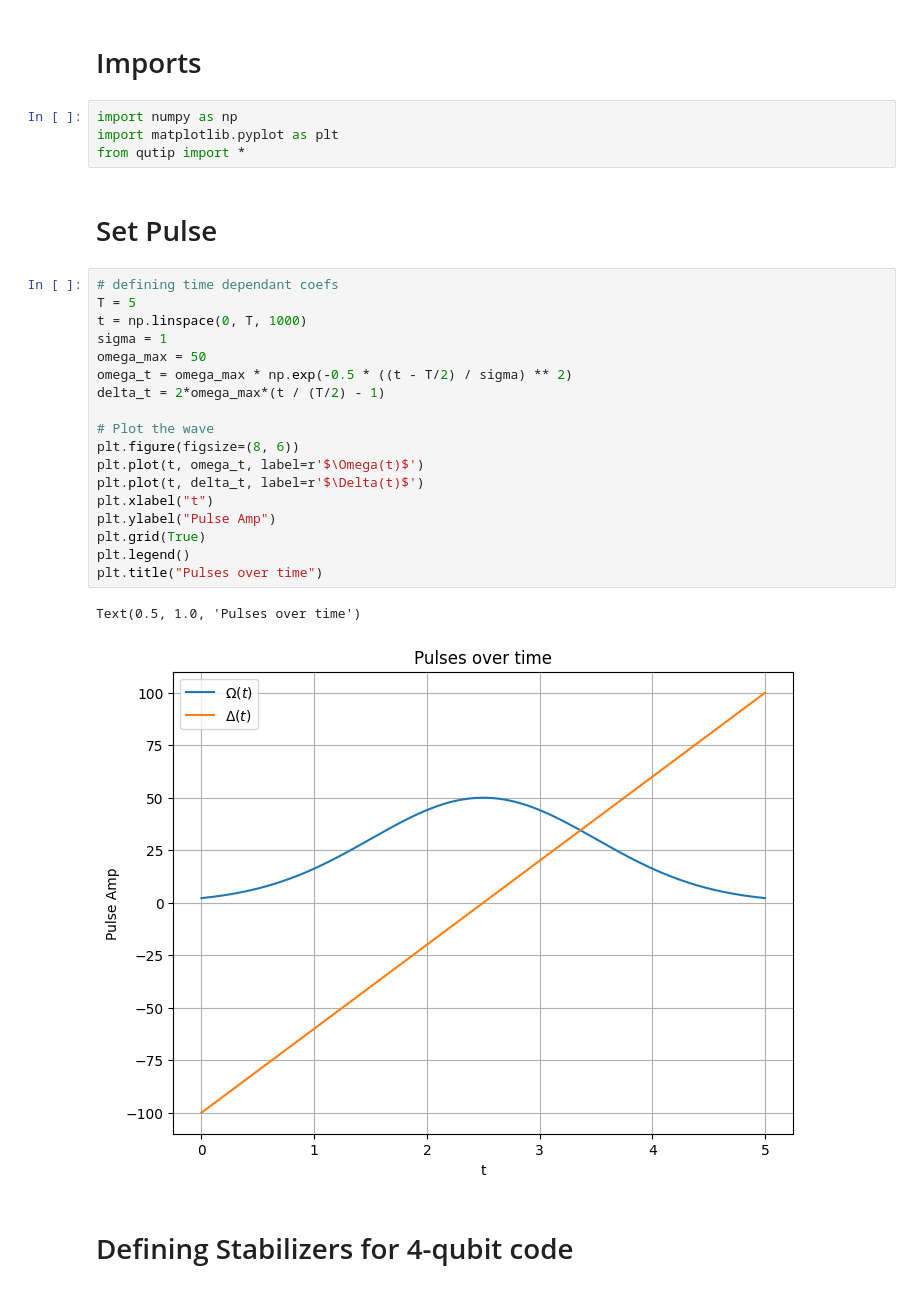
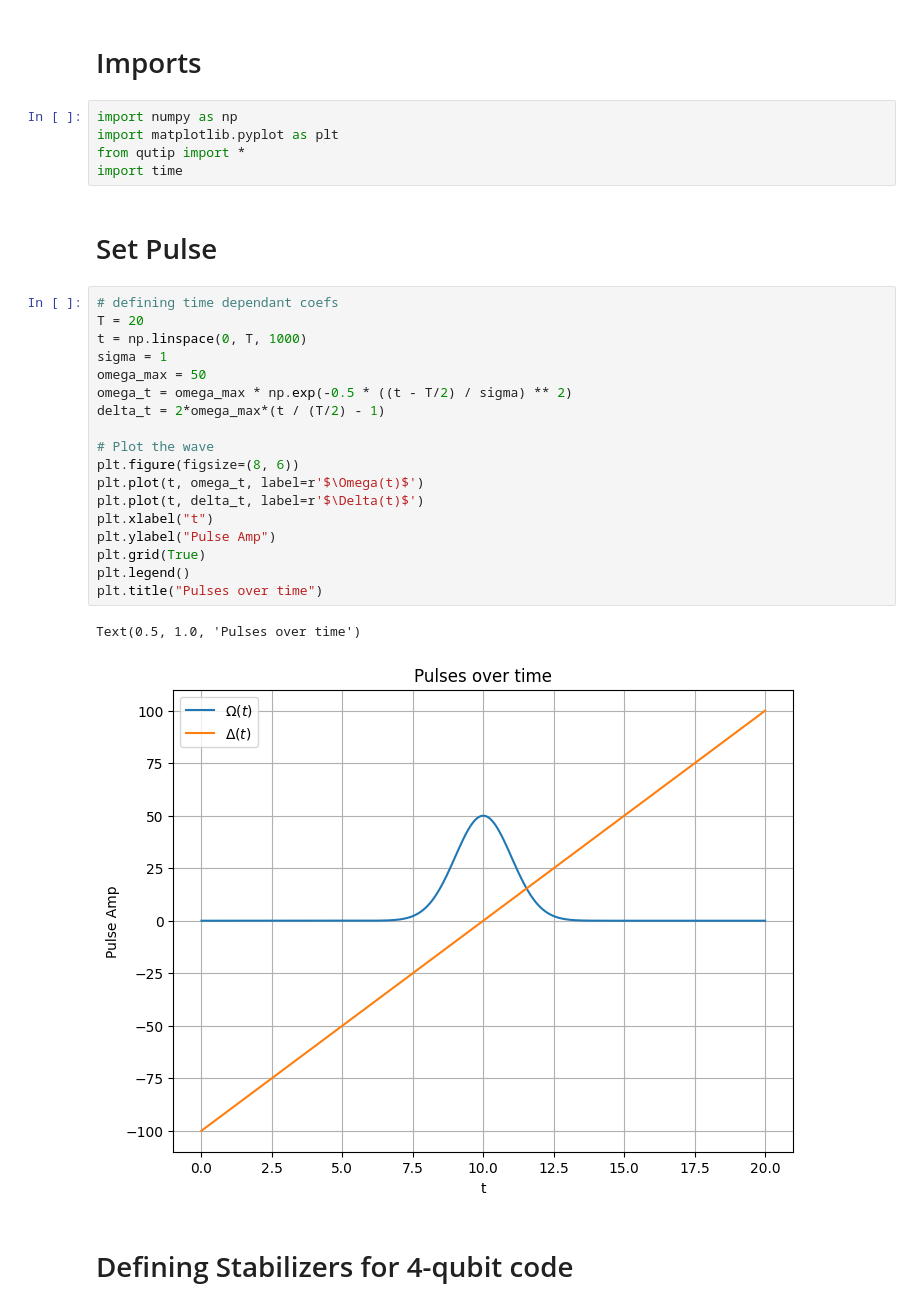
Before and after one commit to chenscheimq/QEC, a Jupyter notebook: EC3/RAP_stabilizers.ipynb, the cells around one changed output. Cells and saved outputs as stored; diff of their text form.

```diff
--- a/EC3/RAP_stabilizers.ipynb
+++ b/EC3/RAP_stabilizers.ipynb
@@ -4,29 +4,30 @@
 import numpy as np
 import matplotlib.pyplot as plt
 from qutip import *
+import time
 # %% [markdown]
 # Set Pulse
 # %%
 # defining time dependant coefs
-T = 5
+T = 20
 t = np.linspace(0, T, 1000)
 sigma = 1
 omega_max = 50
 omega_t = omega_max * np.exp(-0.5 * ((t - T/2) / sigma) ** 2)
 delta_t = 2*omega_max*(t / (T/2) - 1)
 
 # Plot the wave
 plt.figure(figsize=(8, 6))
 plt.plot(t, omega_t, label=r'$\Omega(t)$')
 plt.plot(t, delta_t, label=r'$\Delta(t)$')
 plt.xlabel("t")
 plt.ylabel("Pulse Amp")
 plt.grid(True)
 plt.legend()
 plt.title("Pulses over time")
 # %% [output]
 Text(0.5, 1.0, 'Pulses over time')
-[figure, old version]
+[figure, new version]
 # %% [markdown]
 # Defining Stabilizers for 4-qubit code
 # %%
```
Also changed, not shown: parts of 2 cells of this notebook, 1 other file.
